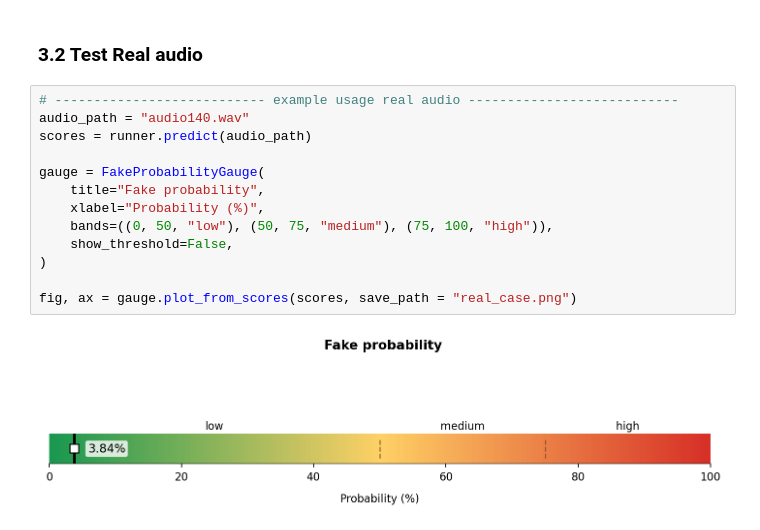
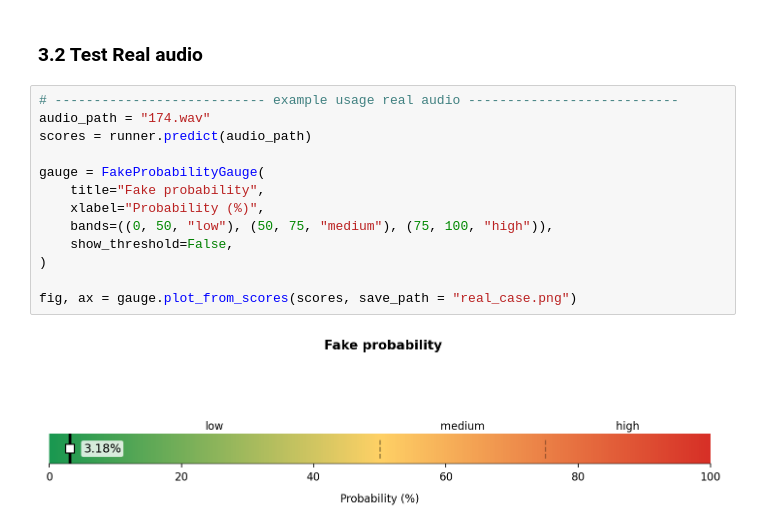
Before and after one commit to DEEP-CGPS/FakeVoiceFinder, a Jupyter notebook: notebooks/2- inference_demo.ipynb, the cells around one changed output. Drawn from its saved outputs; the diff is of its cells as text.

```diff
--- a/notebooks/2- inference_demo.ipynb
+++ b/notebooks/2- inference_demo.ipynb
@@ -102,16 +102,16 @@ fig, ax = gauge.plot_from_scores(scores, save_path = "fake_case.png")
 ### 3.2 Test Real audio
 # %%
 # --------------------------- example usage real audio ---------------------------
-audio_path = "audio140.wav"
+audio_path = "174.wav"
 scores = runner.predict(audio_path)
 
 gauge = FakeProbabilityGauge(
     title="Fake probability",
     xlabel="Probability (%)",
     bands=((0, 50, "low"), (50, 75, "medium"), (75, 100, "high")),
     show_threshold=False,
 )
 
 fig, ax = gauge.plot_from_scores(scores, save_path = "real_case.png")
 # %% [output]
-[figure, old version]
+[figure, new version]
```
Also changed, not shown: parts of 1 cell of this notebook.
